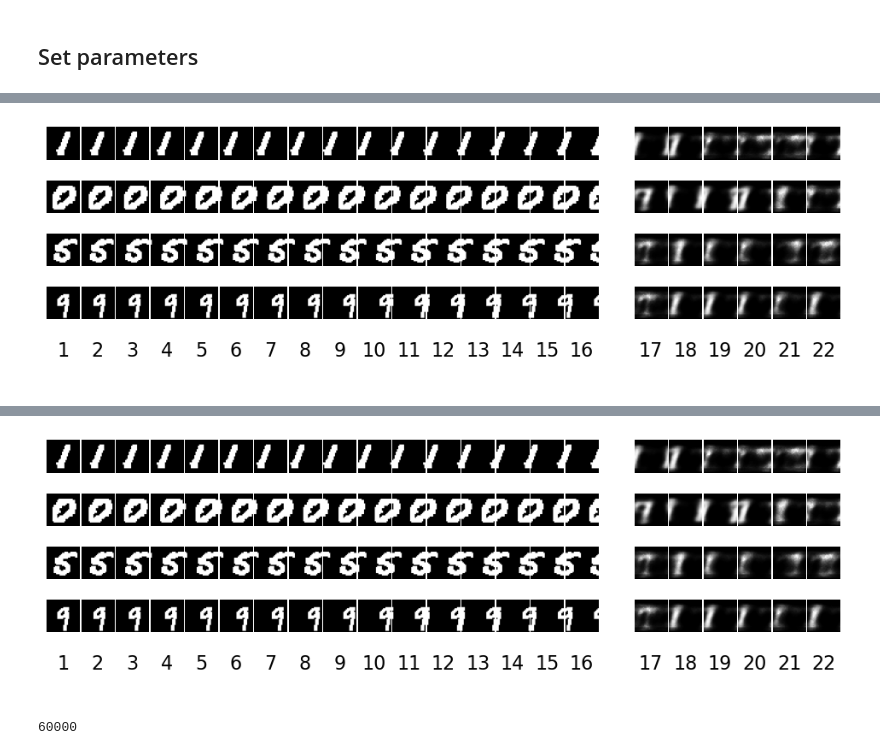
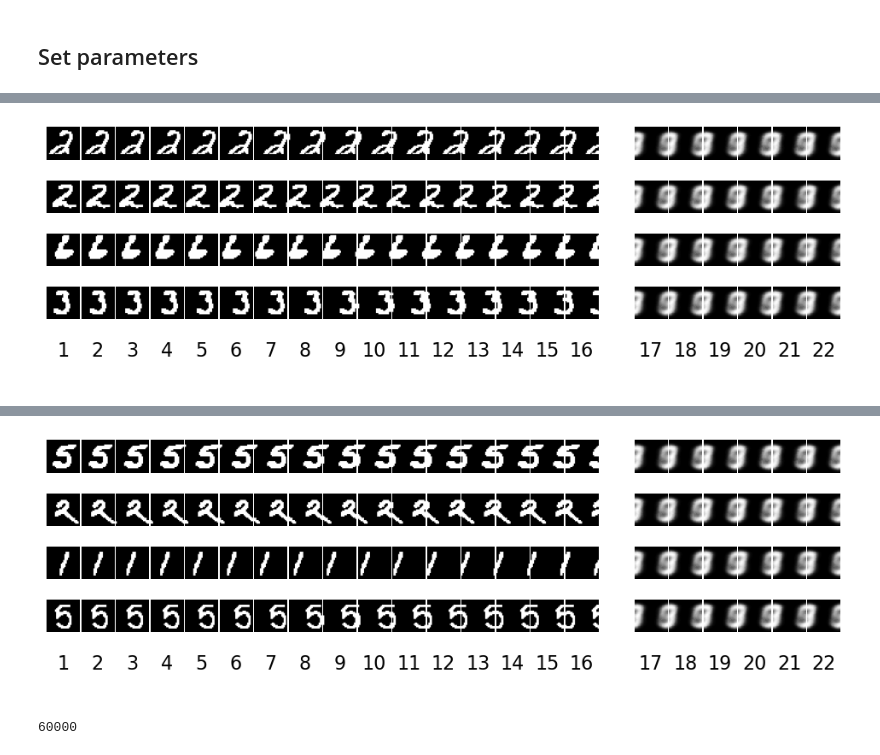
Before and after one commit to MikeLippincott/MNIST_TD-VAE, a Jupyter notebook: 1.setup_TD-VAE/notebooks/1.train_TD-VAE.ipynb, the cells around one changed output, grey strips where cells are left out. Saved outputs shown, nothing was run; the diff lists cells and outputs as text; code cells hidden in the pictures.

```diff
--- a/1.setup_TD-VAE/notebooks/1.train_TD-VAE.ipynb
+++ b/1.setup_TD-VAE/notebooks/1.train_TD-VAE.ipynb
@@ -37,7 +37,7 @@ PROCESSED_X_DIM = 784  # dataset dependent
 samples_per_seq = 20
 time_constant_max = 16  # There are 20 frames total
 time_jump_options = [1, 2, 3, 4]  # Jump up to 4 frames away
-num_epochs = 500
+num_epochs = 3
 # %%
 # set path to the MNIST images
 mnist_pickle_path = pathlib.Path("../../data/mnist/MNIST.pkl").resolve(strict=True)
@@ -183,7 +183,7 @@ for epoch in range(num_epochs):
     print("epoch: {:>4d}, loss: {:.4f}".format(epoch, epoch_loss))
 
     # save the model every n epochs and plot the jumpy reconstruction
-    if (epoch + 1) % 5 == 0:
+    if (epoch + 1) % 2 == 0:
         torch.save(
             {
                 "epoch": epoch,
@@ -201,7 +201,7 @@ for epoch in range(num_epochs):
             images=images,
             epoch=epoch,
             batch_size=4,
-            save_path=pathlib.Path(model_save_dir).resolve(),
+            save_path=pathlib.Path(results_path).resolve(),
             t1=16,
             t2=21,
         )
@@ -224,2 +221,2 @@ epoch:    4, loss: 202.4542
 torch.Size([96, 20, 784])
-[figure, old version]
+[figure, new version]
@@ -229,12 +227,12 @@ rollout_func(
     images=images,
     epoch="Final",
     batch_size=4,
-    save_path=pathlib.Path(model_save_dir).resolve(),
+    save_path=pathlib.Path(results_path).resolve(),
     t1=16,
     t2=21,
 )
 # %% [output]
-[figure, old version]
+[figure, new version]
 # %%
 data_loader = DataLoader(data, batch_size=batch_size, shuffle=True)
 current_z_list = []
```
Also changed, not shown: parts of 3 cells of this notebook, 3 other files.
